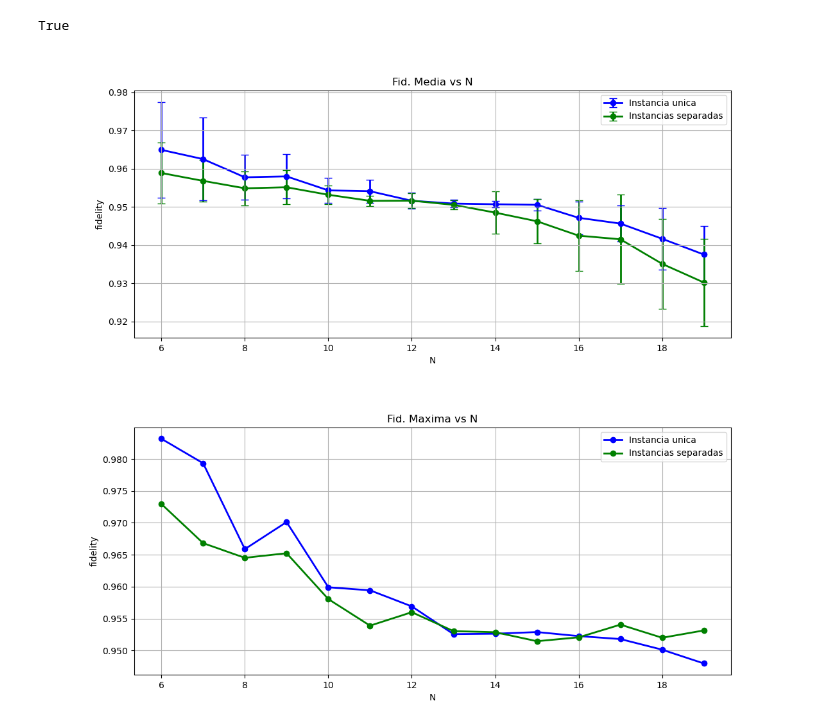
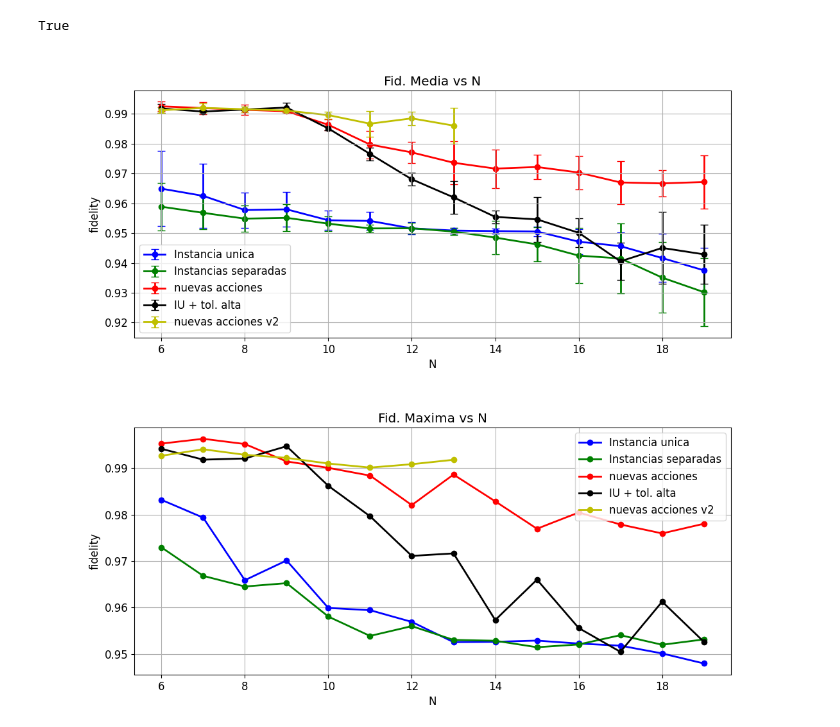
Before and after one commit to sofips/dynamic_ga, a Jupyter notebook: test.ipynb, the cells around one changed output. Saved outputs shown, nothing was run; the diff lists cells and outputs as text; code cells hidden in the pictures.

```diff
--- a/test.ipynb
+++ b/test.ipynb
@@ -15,6 +15,8 @@ mpl.rcParams['lines.linewidth'] = 2
 #mpl.rcParams['axes.prop_cycle'] = cycler(color='bgrkmyc')
 
 mpl.rcParams['axes.prop_cycle'] = mpl.cycler(color=["b", "g", "r", 'k','y' , 'm','tab:orange', 'tab:cyan', 'tab:brown', 'slategrey', 'deeppink' ])
+# %%
+path = '/home/sofi/Documentos/resultados_dynga/'
 # %%
 def compare_mean(dataframes, title = False, attribute = 'fitness', labels = False, figsize = [12,5], save = False):
 
@@ -125,10 +178,11 @@ original_version = og_df
 # %%
 
-compare_mean([original_version,separated_instances],title= 'Fid. Media vs N', attribute= 'fidelity',labels=['Instancia unica','Instancias separadas'])
-compare_maxmin([original_version,separated_instances],title= 'Fid. Maxima vs N', attribute= 'fidelity',labels=['Instancia unica','Instancias separadas'])
+compare_mean([original_version,separated_instances, new_actions1_version,high_tolerance,na_si_df],title= 'Fid. Media vs N', attribute= 'fidelity',labels=['Instancia unica','Instancias separadas', 'nuevas acciones', 'IU + tol. alta', 'nuevas acciones v2'])
+compare_maxmin([original_version,separated_instances,new_actions1_version, high_tolerance,na_si_df],title= 'Fid. Maxima vs N', attribute= 'fidelity',labels=['Instancia unica','Instancias separadas', 'nuevas acciones', 'IU + tol. alta', 'nuevas acciones v2'])
+
 
 #plt.plot(data['dimension'],3*data['dimension'])
 # %% [output]
 True
-[figure, old version]
+[figure, new version]
-[figure, old version]
+[figure, new version]
```
Also changed, not shown: parts of 5 cells of this notebook, 1 other file.
